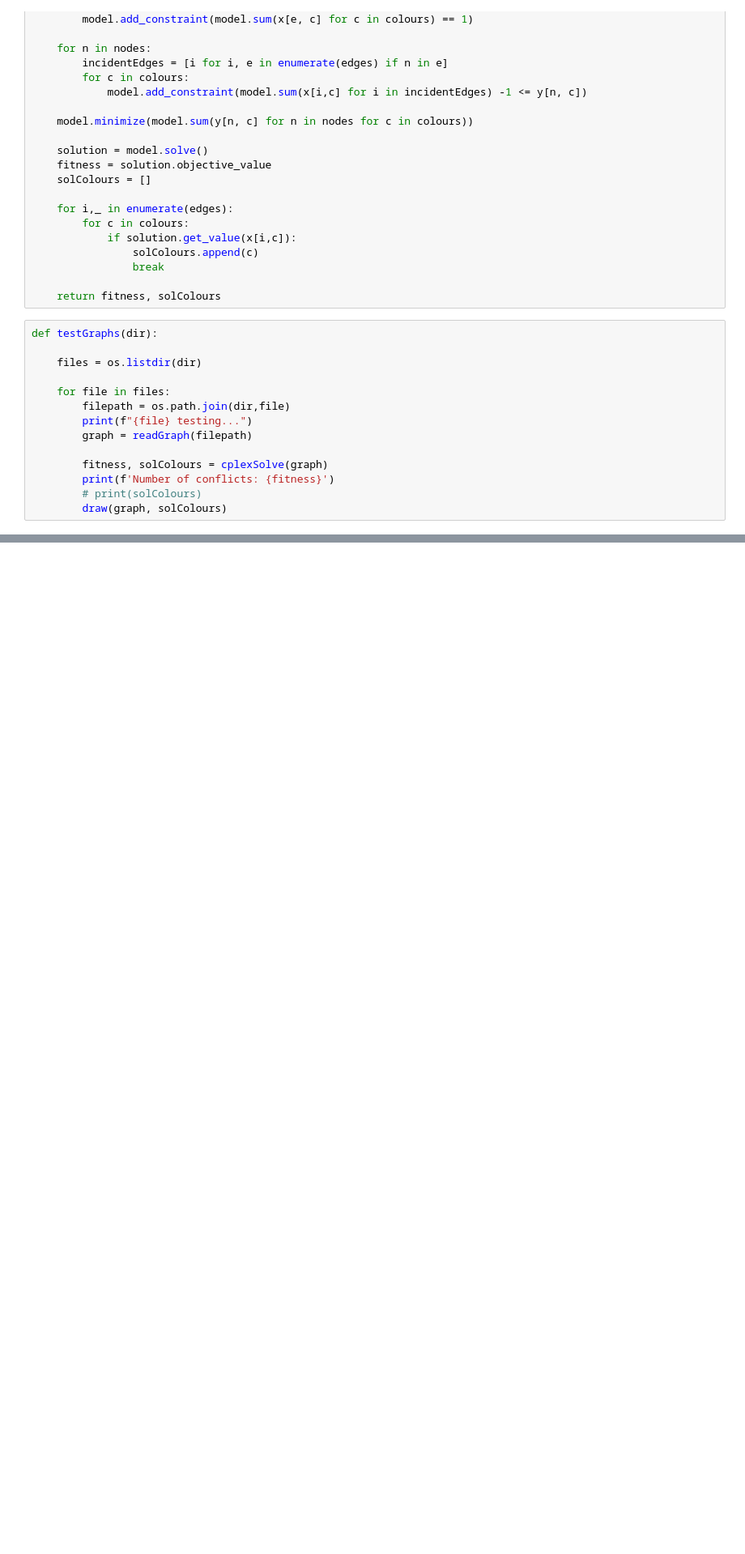
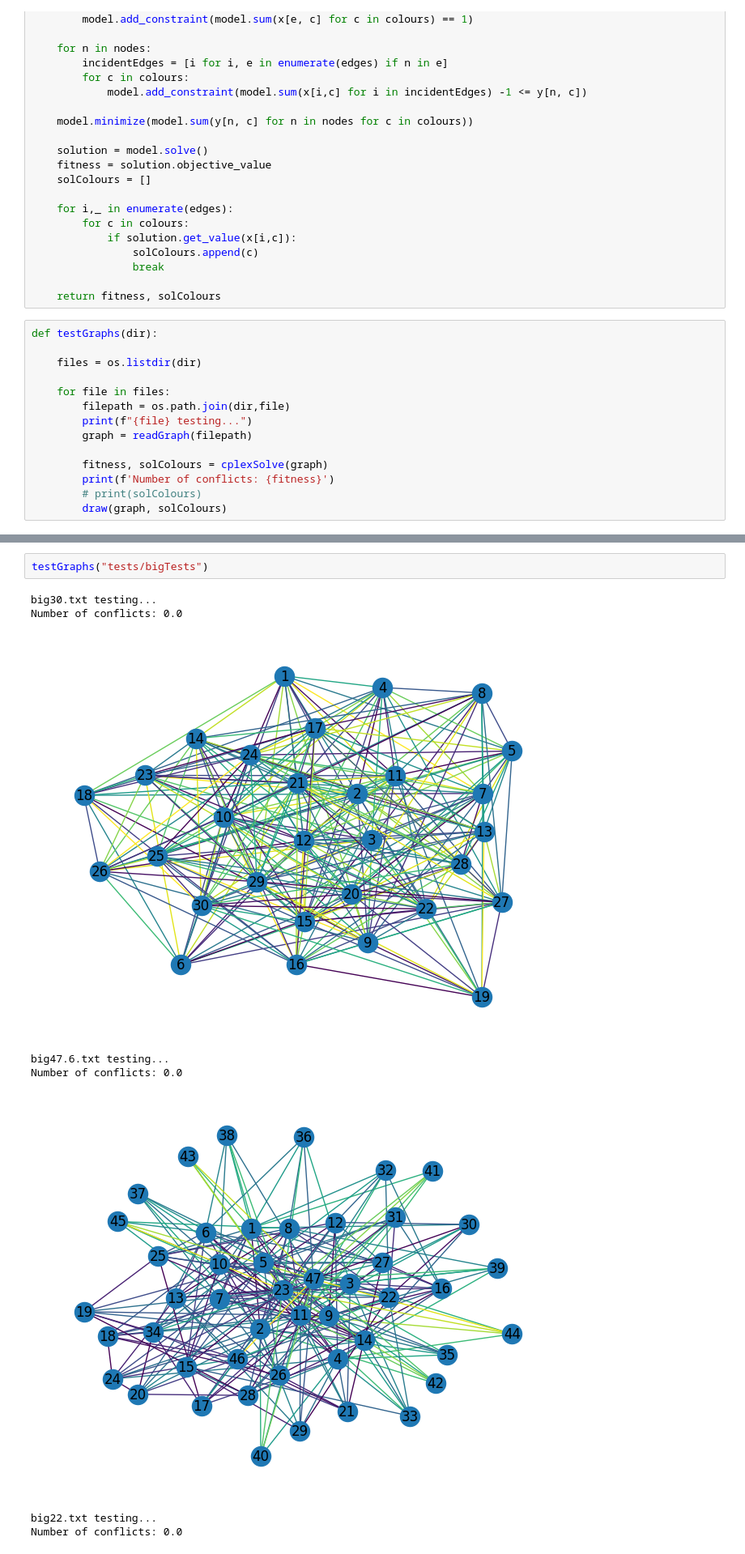
Before and after one commit to ivanaivaneza/minimumEdgeColoring, a Jupyter notebook: cplex.ipynb, the cells around one changed output, grey strips where cells are left out. Shown at 81% size. Drawn from its saved outputs; the diff is of its cells as text; blank space fills up the shorter version.

Commit message:
edit: saving generated graphs

```diff
--- a/cplex.ipynb
+++ b/cplex.ipynb
@@ -110,0 +114,11 @@ Number of conflicts: 0.0
+# %%
+testGraphs("tests/bigTests")
+# %% [output]
+big30.txt testing...
+Number of conflicts: 0.0
+[figure, added]
+big47.6.txt testing...
+Number of conflicts: 0.0
+[figure, added]
+big22.txt testing...
+Number of conflicts: 0.0
```
Also changed, not shown: parts of 9 cells of this notebook, 23 other files.
